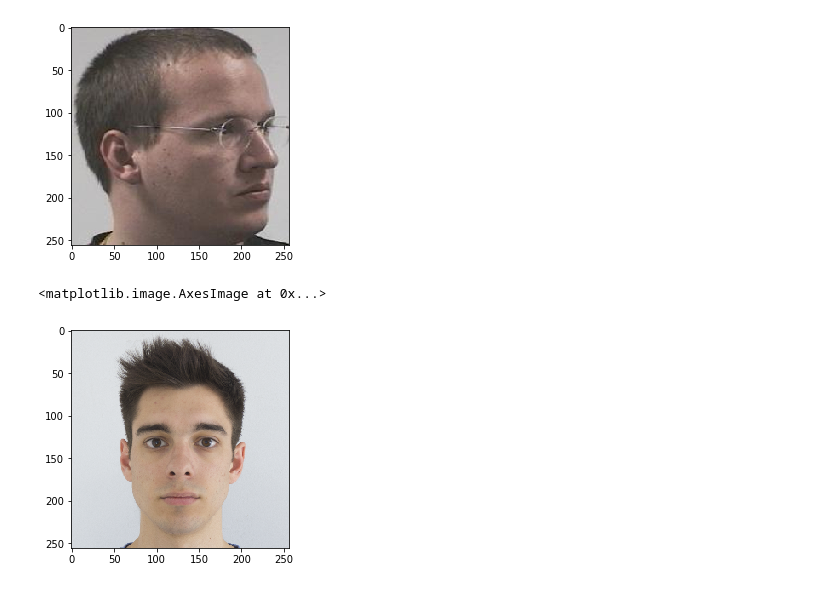
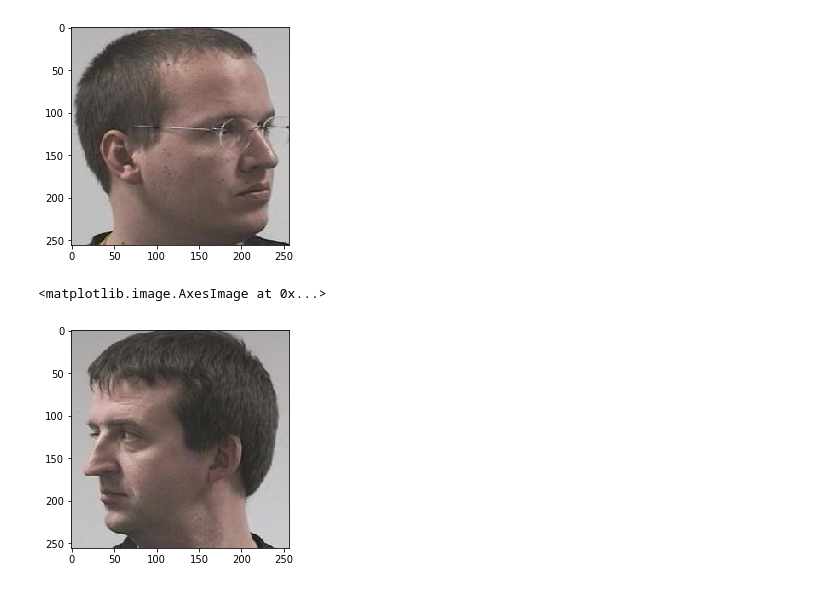
Before and after one commit to jamesluc007/DeepLearningInternship, a Jupyter notebook: IA/Modelos de Generación de Datos/UNet/First/Untitled.ipynb, the cells around one changed output. Saved outputs shown, nothing was run; the diff lists cells and outputs as text; code cells hidden in the pictures.

```diff
--- a/IA/Modelos de Generación de Datos/UNet/First/Untitled.ipynb
+++ b/IA/Modelos de Generación de Datos/UNet/First/Untitled.ipynb
@@ -293,11 +295,11 @@ for i in range(182):
 # %%
 #para verificacion
 
-#pepe = x[181][0]/255.
-pepe = image.load_img('.\DSC02185.png', target_size=(256,256))
-pepe = image.img_to_array(pepe)
-pepe = pepe/255.
+pepe = x[181][0]/255.
+#pepe = image.load_img('.\DSC02185.png', target_size=(256,256))
+#pepe = image.img_to_array(pepe)
+#pepe = pepe/255.
 plt.imshow(pepe)
 # %% [output]
 <matplotlib.image.AxesImage at 0x...>
-[figure, old version]
+[figure, new version]
```
Also changed, not shown: parts of 16 cells of this notebook, 1 other file.
